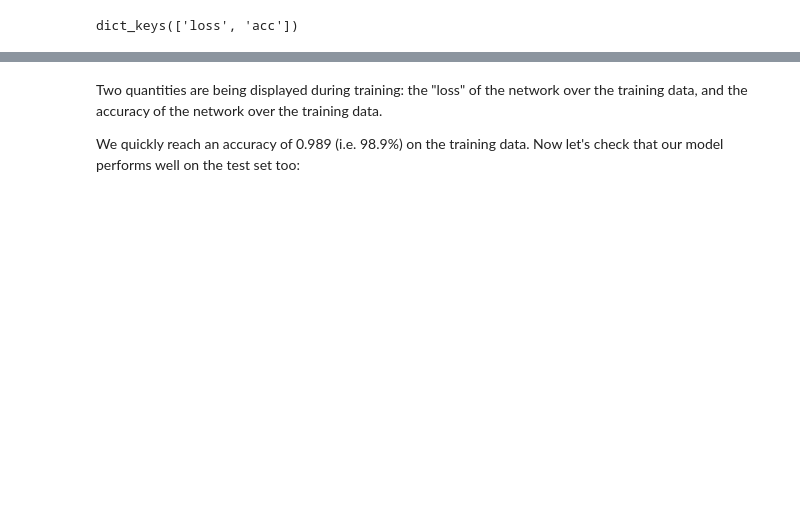
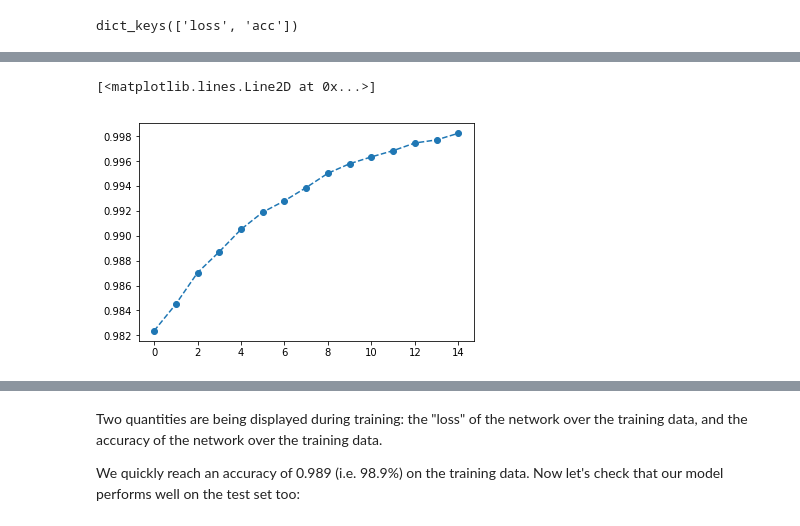
Before and after one commit to CurtinIDS/cic-ml-intermediate-workshop, a Jupyter notebook: notebooks/python/2.1-a-first-look-at-a-neural-network.ipynb, the cells around one changed output, grey strips where cells are left out. Cells and saved outputs as stored; diff of their text form; code cells hidden in the pictures; blank space fills up the shorter version.

```diff
--- a/notebooks/python/2.1-a-first-look-at-a-neural-network.ipynb
+++ b/notebooks/python/2.1-a-first-look-at-a-neural-network.ipynb
@@ -174,0 +190,5 @@ dict_keys(['loss', 'acc'])
+# %%
+pylab.plot(history_dict['acc'], 'o--')
+# %% [output]
+[<matplotlib.lines.Line2D at 0x...>]
+[figure, added]
```
Also changed, not shown: parts of 8 cells of this notebook.
